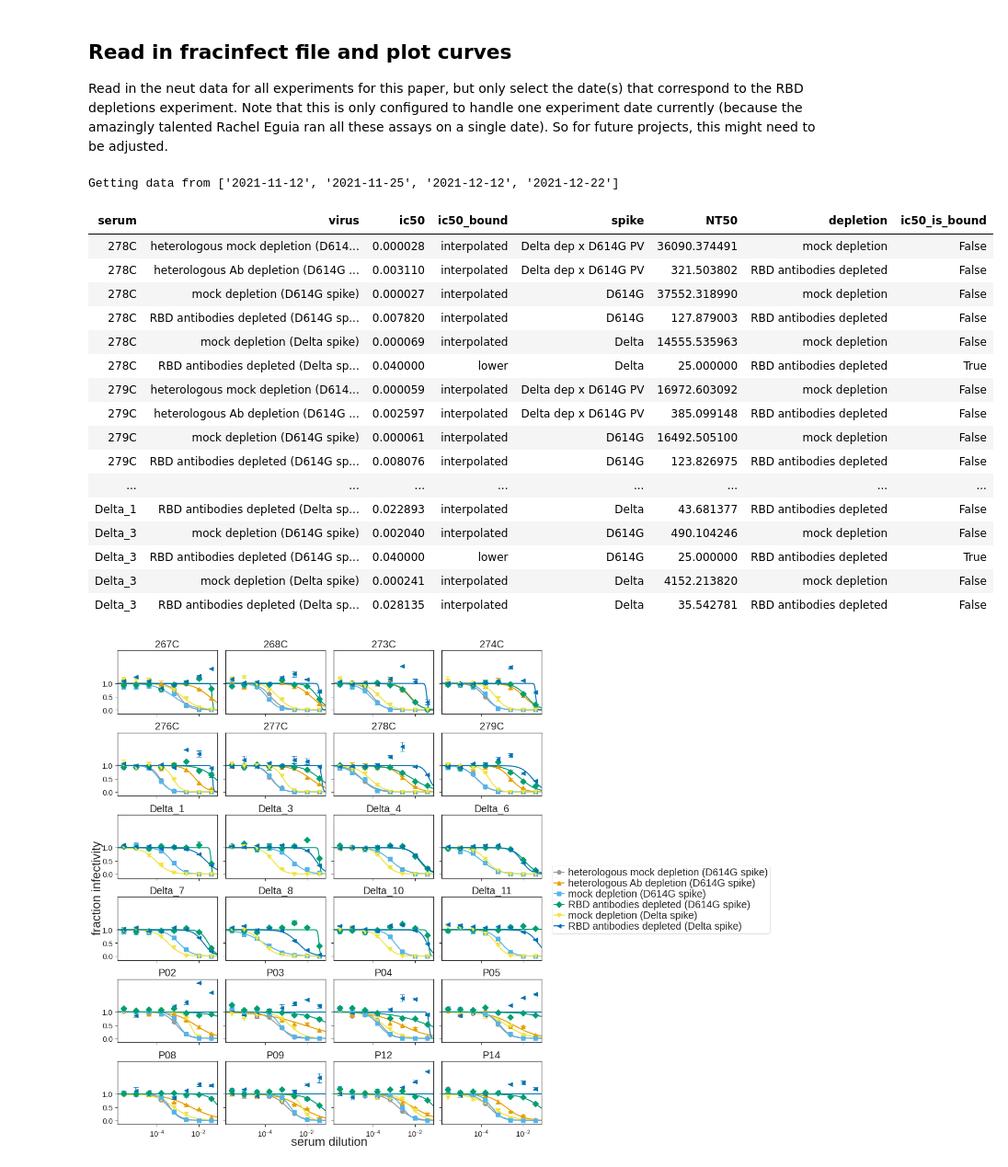
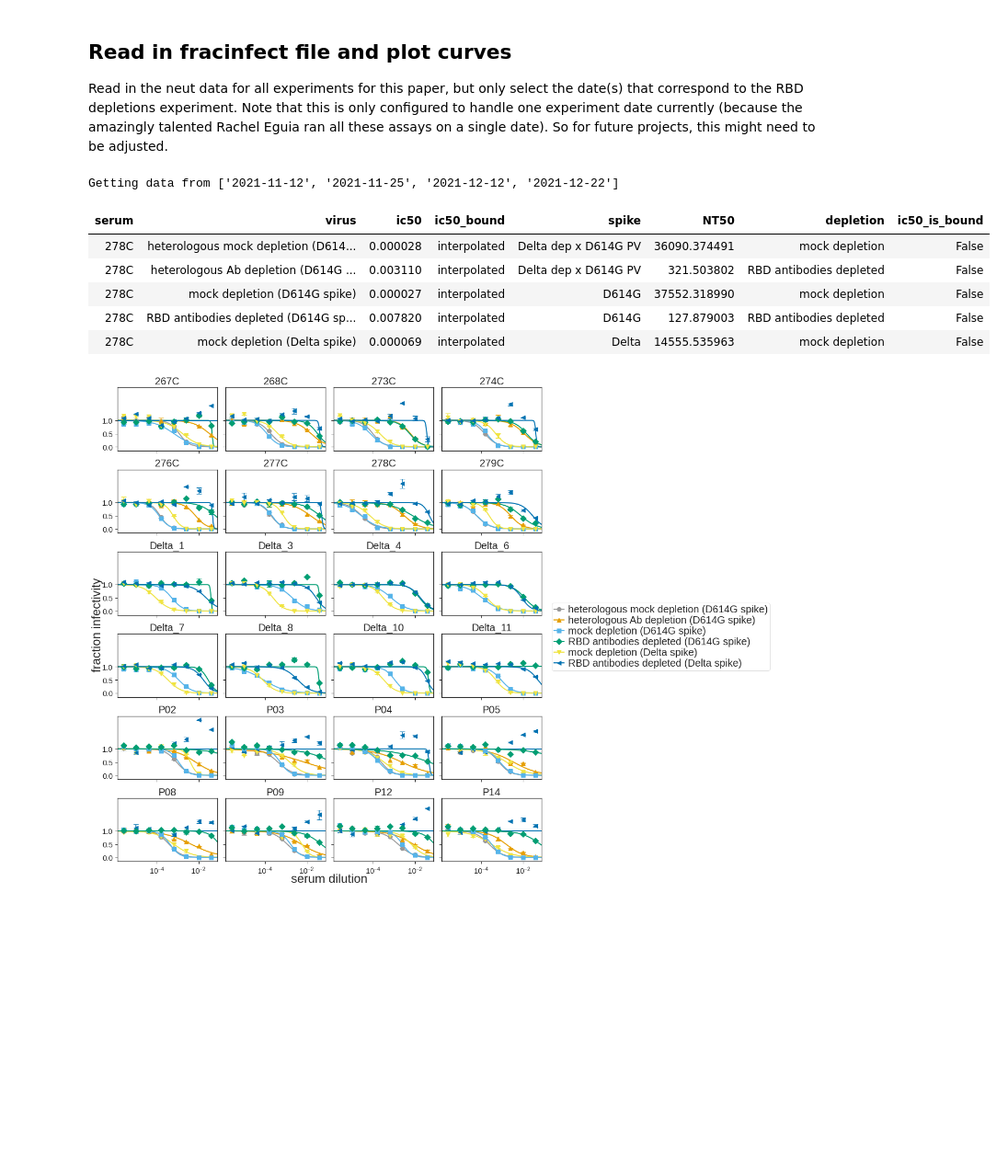
Before and after one commit to jbloomlab/SARS-CoV-2-RBD_Delta, a Jupyter notebook: experimental_data/rbd_depletion_neuts.ipynb, the cells around one changed output. Shown at 92% size. Saved outputs shown, nothing was run; the diff lists cells and outputs as text; code cells hidden in the pictures; blank space fills up the shorter version.

```diff
--- a/experimental_data/rbd_depletion_neuts.ipynb
+++ b/experimental_data/rbd_depletion_neuts.ipynb
@@ -68,45 +68,34 @@ frac_infect = (pd.read_csv(config['aggregate_fract_infect_csvs'])
                .assign(virus=lambda x: np.where((x['virus']=="Delta RBD antibodies depleted x D614G spike PV"),
                                                 'heterologous Ab depletion (D614G spike)',
                                                 x['virus']
                                                )
                       )
               )
 
 fits = neutcurve.CurveFits(frac_infect)
 
 fitparams = (
     fits.fitParams()
     .assign(spike=lambda x: np.where(x['virus'].str.contains('D614G'), 'D614G', 'Delta'))
     .assign(spike=lambda x: np.where(x['virus'].str.contains('heterologous'), 'Delta dep x D614G PV', x['spike']))
     # get columns of interest
     [['serum', 'virus', 'ic50', 'ic50_bound', 'spike']]
     .assign(NT50=lambda x: 1/x['ic50'])
     .assign(depletion=lambda x: np.where(x['virus'].str.contains('mock'), 'mock depletion', 'RBD antibodies depleted'))
     )
 
 # couldn't get lambda / conditional statement to work with assign, so try it here:
 fitparams['ic50_is_bound'] = fitparams['ic50_bound'].apply(lambda x: True if x!='interpolated' else False)
 
-display(HTML(fitparams.to_html(index=False)))
+display(HTML(fitparams.head().to_html(index=False)))
 # %% [output]
 Getting data from ['2021-11-12', '2021-11-25', '2021-12-12', '2021-12-22']
 | serum | virus | ic50 | ic50_bound | spike | NT50 | depletion | ic50_is_bound |
 | 278C | heterologous mock depletion (D614... | 0.000028 | interpolated | Delta dep x D614G PV | 36090.374491 | mock depletion | False |
 | 278C | heterologous Ab depletion (D614G ... | 0.003110 | interpolated | Delta dep x D614G PV | 321.503802 | RBD antibodies depleted | False |
 | 278C | mock depletion (D614G spike) | 0.000027 | interpolated | D614G | 37552.318990 | mock depletion | False |
 | 278C | RBD antibodies depleted (D614G sp... | 0.007820 | interpolated | D614G | 127.879003 | RBD antibodies depleted | False |
 | 278C | mock depletion (Delta spike) | 0.000069 | interpolated | Delta | 14555.535963 | mock depletion | False |
-| 278C | RBD antibodies depleted (Delta sp... | 0.040000 | lower | Delta | 25.000000 | RBD antibodies depleted | True |
-| 279C | heterologous mock depletion (D614... | 0.000059 | interpolated | Delta dep x D614G PV | 16972.603092 | mock depletion | False |
-| 279C | heterologous Ab depletion (D614G ... | 0.002597 | interpolated | Delta dep x D614G PV | 385.099148 | RBD antibodies depleted | False |
-| 279C | mock depletion (D614G spike) | 0.000061 | interpolated | D614G | 16492.505100 | mock depletion | False |
-| 279C | RBD antibodies depleted (D614G sp... | 0.008076 | interpolated | D614G | 123.826975 | RBD antibodies depleted | False |
-| ... | ... | ... | ... | ... | ... | ... | ... |
-| Delta_1 | RBD antibodies depleted (Delta sp... | 0.022893 | interpolated | Delta | 43.681377 | RBD antibodies depleted | False |
-| Delta_3 | mock depletion (D614G spike) | 0.002040 | interpolated | D614G | 490.104246 | mock depletion | False |
-| Delta_3 | RBD antibodies depleted (D614G sp... | 0.040000 | lower | D614G | 25.000000 | RBD antibodies depleted | True |
-| Delta_3 | mock depletion (Delta spike) | 0.000241 | interpolated | Delta | 4152.213820 | mock depletion | False |
-| Delta_3 | RBD antibodies depleted (Delta sp... | 0.028135 | interpolated | Delta | 35.542781 | RBD antibodies depleted | False |
 # %%
 non_neut=[]
 
```
Also changed, not shown: parts of 2 cells of this notebook.
